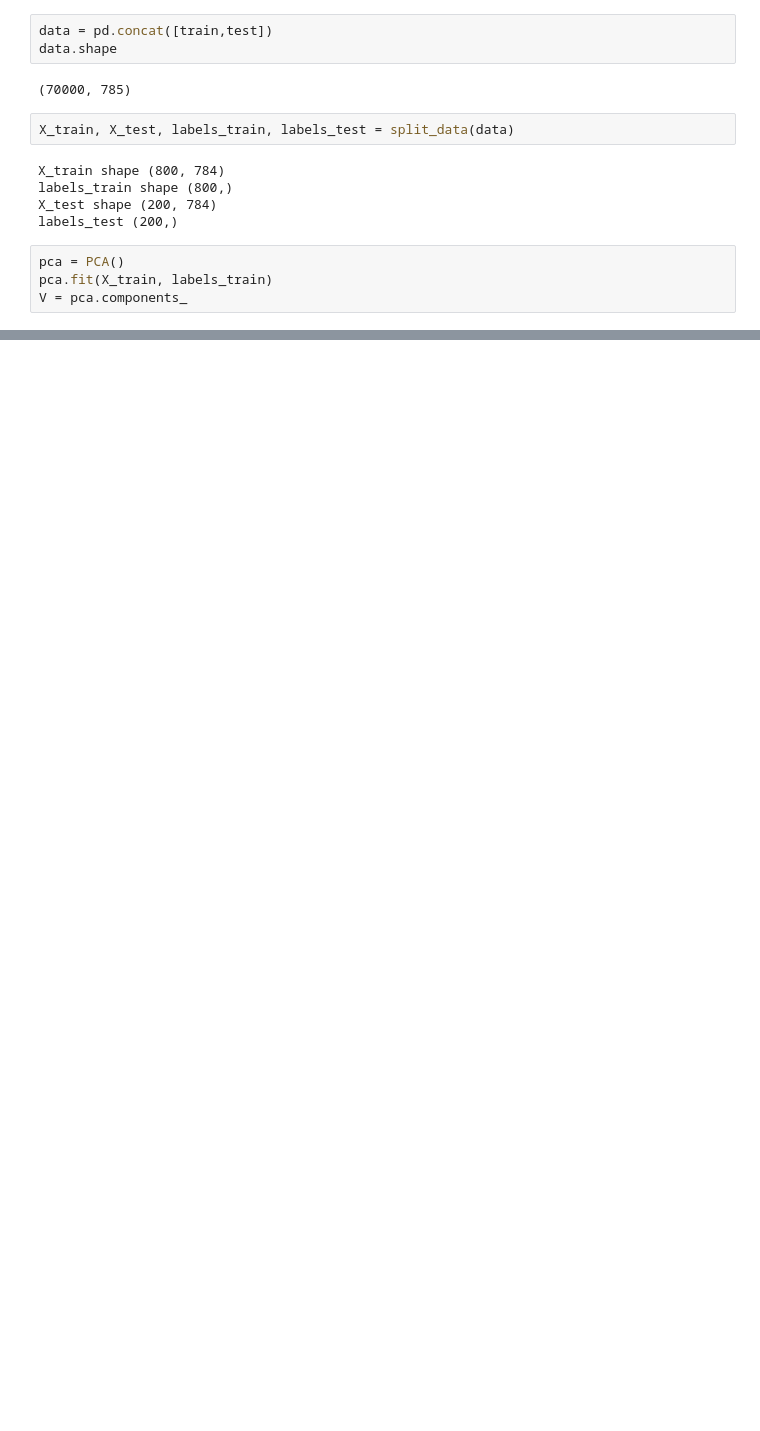
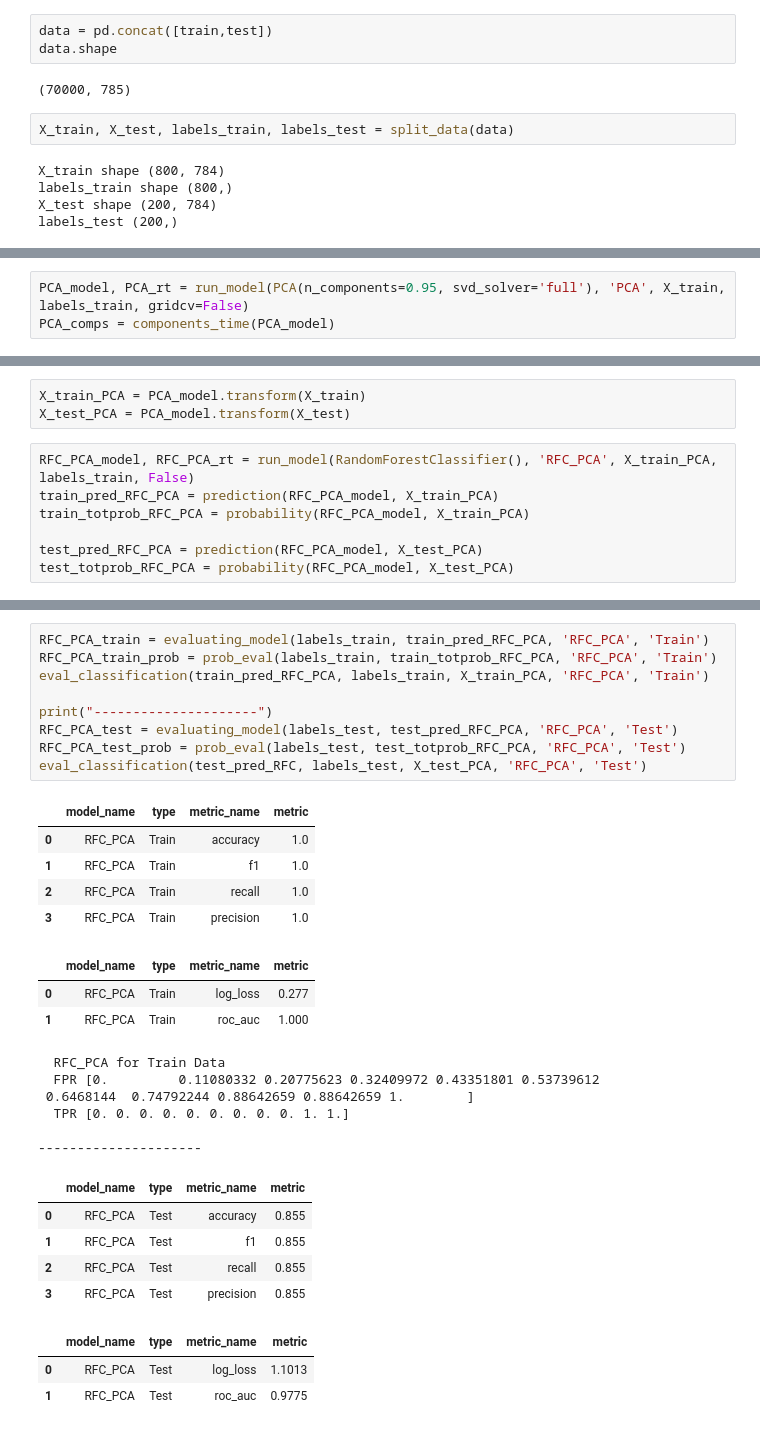
Before and after one commit to oimartin/MNIST_Digit_Recognizer, a Jupyter notebook: digits_notebook.ipynb, the cells around one changed output, grey strips where cells are left out. Drawn from its saved outputs; the diff is of its cells as text; blank space fills up the shorter version.

```diff
--- a/digits_notebook.ipynb
+++ b/digits_notebook.ipynb
@@ -358,7 +367,3 @@ X_train shape (800, 784)
 labels_train shape (800,)
 X_test shape (200, 784)
 labels_test (200,)
-# %%
-pca = PCA()
-pca.fit(X_train, labels_train)
-V = pca.components_
@@ -368,0 +370,3 @@ ValueError: ignored
+# %%
+PCA_model, PCA_rt = run_model(PCA(n_components=0.95, svd_solver='full'), 'PCA', X_train, labels_train, gridcv=False)
+PCA_comps = components_time(PCA_model)
@@ -368,0 +378,10 @@ ValueError: ignored
+# %%
+X_train_PCA = PCA_model.transform(X_train)
+X_test_PCA = PCA_model.transform(X_test)
+# %%
+RFC_PCA_model, RFC_PCA_rt = run_model(RandomForestClassifier(), 'RFC_PCA', X_train_PCA, labels_train, False)
+train_pred_RFC_PCA = prediction(RFC_PCA_model, X_train_PCA)
+train_totprob_RFC_PCA = probability(RFC_PCA_model, X_train_PCA)
+
+test_pred_RFC_PCA = prediction(RFC_PCA_model, X_test_PCA)
+test_totprob_RFC_PCA = probability(RFC_PCA_model, X_test_PCA)
@@ -368,0 +392,32 @@ ValueError: ignored
+# %%
+RFC_PCA_train = evaluating_model(labels_train, train_pred_RFC_PCA, 'RFC_PCA', 'Train')
+RFC_PCA_train_prob = prob_eval(labels_train, train_totprob_RFC_PCA, 'RFC_PCA', 'Train')
+eval_classification(train_pred_RFC_PCA, labels_train, X_train_PCA, 'RFC_PCA', 'Train')
+
+print("---------------------")
+RFC_PCA_test = evaluating_model(labels_test, test_pred_RFC_PCA, 'RFC_PCA', 'Test')
+RFC_PCA_test_prob = prob_eval(labels_test, test_totprob_RFC_PCA, 'RFC_PCA', 'Test')
+eval_classification(test_pred_RFC, labels_test, X_test_PCA, 'RFC_PCA', 'Test')
+# %% [output]
+|  | model_name | type | metric_name | metric |
+| 0 | RFC_PCA | Train | accuracy | 1.0 |
+| 1 | RFC_PCA | Train | f1 | 1.0 |
+| 2 | RFC_PCA | Train | recall | 1.0 |
+| 3 | RFC_PCA | Train | precision | 1.0 |
+|  | model_name | type | metric_name | metric |
+| 0 | RFC_PCA | Train | log_loss | 0.277 |
+| 1 | RFC_PCA | Train | roc_auc | 1.000 |
+  RFC_PCA for Train Data
+  FPR [0.         0.11080332 0.20775623 0.32409972 0.43351801 0.53739612
+ 0.6468144  0.74792244 0.88642659 0.88642659 1.        ]
+  TPR [0. 0. 0. 0. 0. 0. 0. 0. 0. 1. 1.]
+
+---------------------
+|  | model_name | type | metric_name | metric |
+| 0 | RFC_PCA | Test | accuracy | 0.855 |
+| 1 | RFC_PCA | Test | f1 | 0.855 |
+| 2 | RFC_PCA | Test | recall | 0.855 |
+| 3 | RFC_PCA | Test | precision | 0.855 |
+|  | model_name | type | metric_name | metric |
+| 0 | RFC_PCA | Test | log_loss | 1.1013 |
+| 1 | RFC_PCA | Test | roc_auc | 0.9775 |
```
Also changed, not shown: parts of 13 cells of this notebook.
